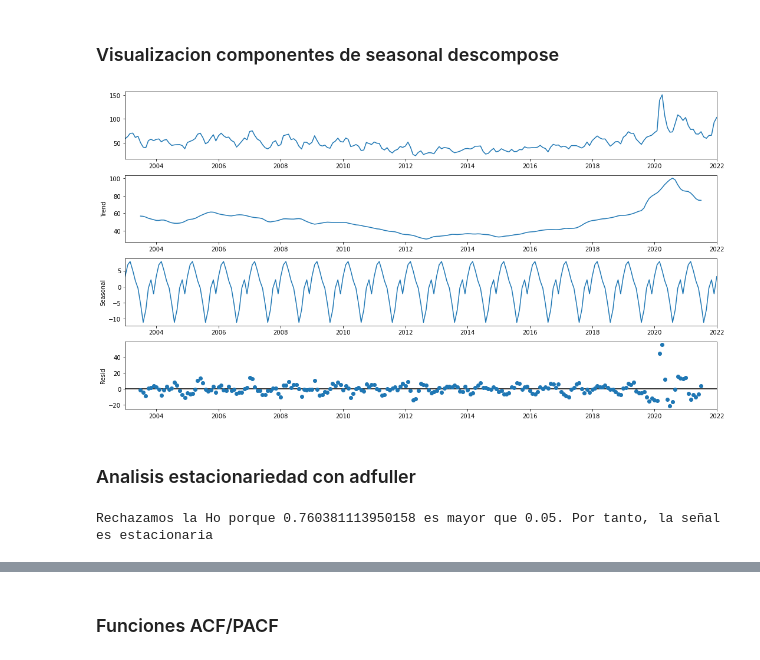
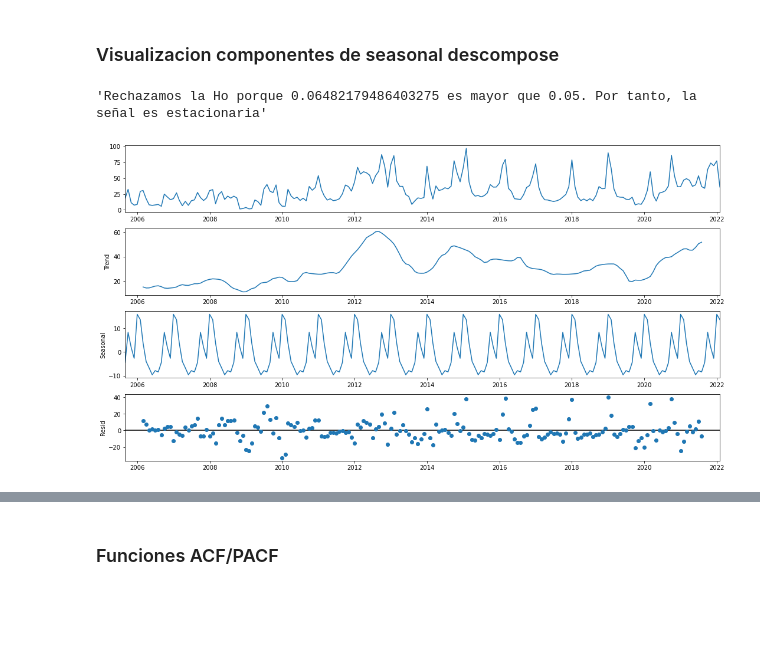
Before and after one commit to cmromero/PR-Final-Sick_leave_prediction, a Jupyter notebook: Proyecto_Final_Model_Enfermeria.ipynb, the cells around one changed output, grey strips where cells are left out. Drawn from its saved outputs; the diff is of its cells as text; code cells hidden in the pictures; blank space fills up the shorter version.

```diff
--- a/Proyecto_Final_Model_Enfermeria.ipynb
+++ b/Proyecto_Final_Model_Enfermeria.ipynb
@@ -34,3 +37,9 @@ def get_error_percentage(real_it, predicted_it):
     predicted_it))
     error_percentage = rmse / np.average(real_it)
     return error_percentage
+# %%
+def analisis_adfuller(ts):
+    if adfuller(ts)[1]>0.05:
+        return f'Rechazamos la Ho porque {adfuller(ts)[1]} es mayor que 0.05. Por tanto, la señal es estacionaria'
+    else:
+        return f'La señal no es estacionaria'
@@ -84,19 +99,17 @@ El feature selection form model de Random Forest sugiere sólo considerar las va
 # %%
 ts=df.set_index('date')
 ts_it=ts[['Plantilla_de_baja']]
+ts_covid=ts[['casos_covid']][-24:] #desde marzo 2020
+ts_plantilla=ts[['Plantilla']]
+ts_google=ts[['busquedas_google']][32:] #desde octubre de 2005
 # %%
+#Analizamos estacionalidad de busquedas en google
 plt.rcParams['figure.figsize']=(15,8)
 
-decomposition=seasonal_decompose(ts_it)
+decomposition=seasonal_decompose(ts_google)
 _=decomposition.plot()
+
+analisis_adfuller(ts_google)
 # %% [output]
+'Rechazamos la Ho porque 0.06482179486403275 es mayor que 0.05. Por tanto, la señal es estacionaria'
-[figure, old version]
+[figure, new version]
-# %% [markdown]
-### Analisis estacionariedad con adfuller
-# %%
-if adfuller(ts_it)[1] > 0.05:
-    print(f'Rechazamos la Ho porque {adfuller(ts_it)[1]} es mayor que 0.05. Por tanto, la señal es estacionaria')
-else:
-    print("La señal no es estacionaria")
-# %% [output]
-Rechazamos la Ho porque 0.760381113950158 es mayor que 0.05. Por tanto, la señal es estacionaria
```
Also changed, not shown: parts of 78 cells of this notebook, 3 other files.
